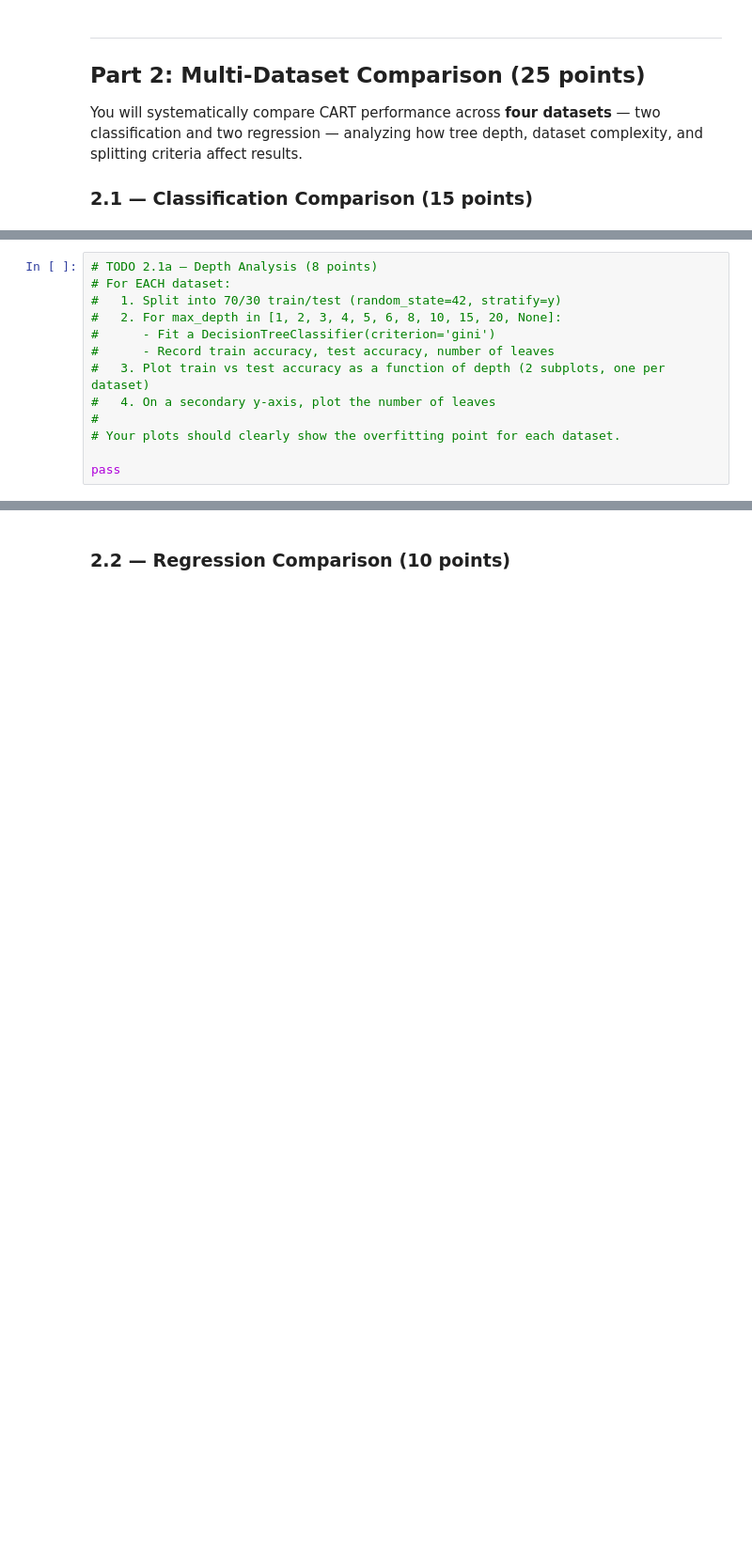
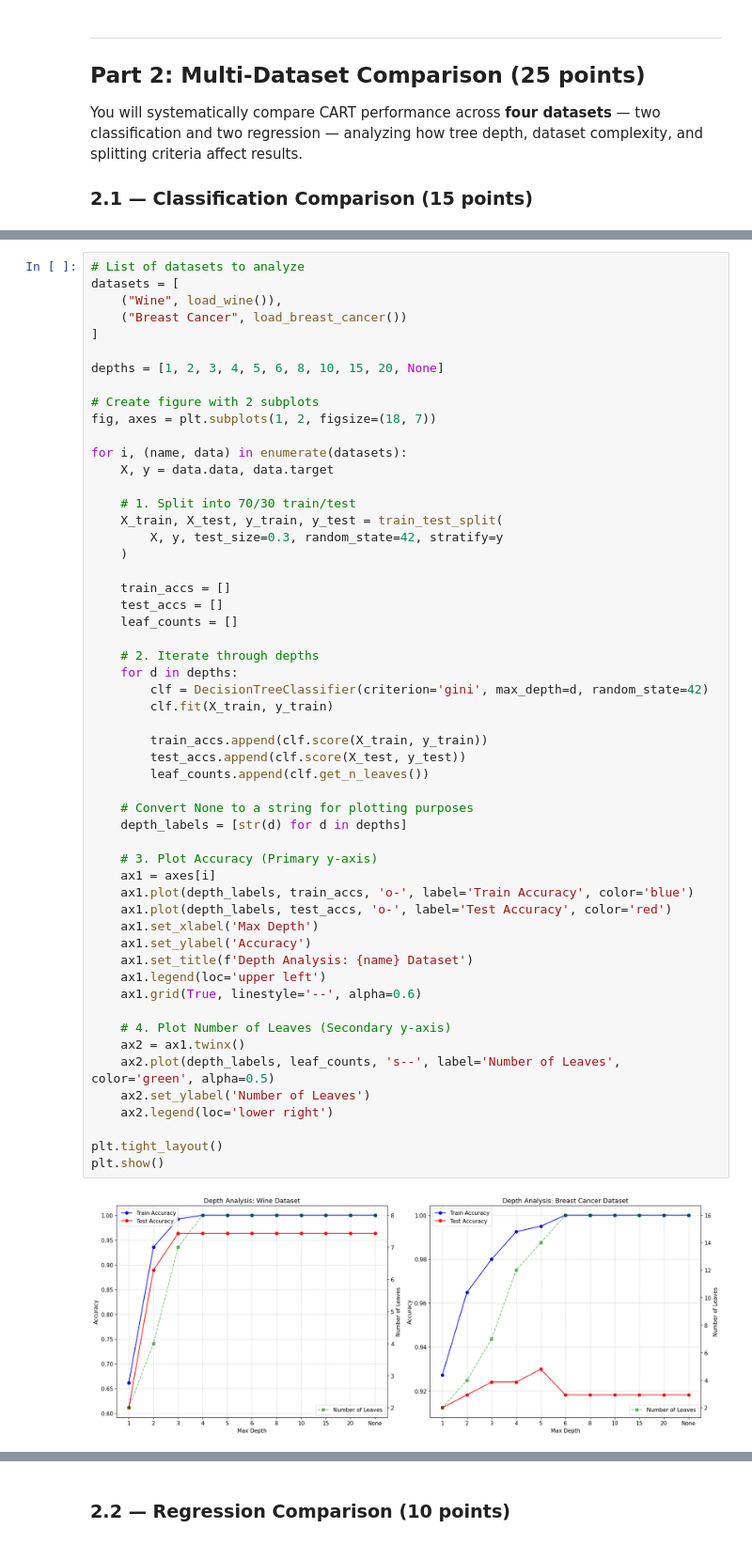
Before and after one commit to Shrxmy/25263CSDMachineLearning, a Jupyter notebook: [4] Group 8 - Module 4 - CART Lab Activity/CART_Lab_Activity.ipynb, the cells around one changed output, grey strips where cells are left out. Shown at 94% size. Cells and saved outputs as stored; diff of their text form; blank space fills up the shorter version.

```diff
--- a/[4] Group 8 - Module 4 - CART Lab Activity/CART_Lab_Activity.ipynb
+++ b/[4] Group 8 - Module 4 - CART Lab Activity/CART_Lab_Activity.ipynb
@@ -508,14 +511,57 @@ print(f"Circles: {X_cc.shape[0]} samples, {X_cc.shape[1]} features, "
 # %%
-# TODO 2.1a — Depth Analysis (8 points)
-# For EACH dataset:
-#   1. Split into 70/30 train/test (random_state=42, stratify=y)
-#   2. For max_depth in [1, 2, 3, 4, 5, 6, 8, 10, 15, 20, None]:
-#      - Fit a DecisionTreeClassifier(criterion='gini')
-#      - Record train accuracy, test accuracy, number of leaves
-#   3. Plot train vs test accuracy as a function of depth (2 subplots, one per dataset)
-#   4. On a secondary y-axis, plot the number of leaves
-#
-# Your plots should clearly show the overfitting point for each dataset.
+# List of datasets to analyze
+datasets = [
+    ("Wine", load_wine()),
+    ("Breast Cancer", load_breast_cancer())
+]
 
-pass
+depths = [1, 2, 3, 4, 5, 6, 8, 10, 15, 20, None]
+
+# Create figure with 2 subplots
+fig, axes = plt.subplots(1, 2, figsize=(18, 7))
+
+for i, (name, data) in enumerate(datasets):
+    X, y = data.data, data.target
+
+    # 1. Split into 70/30 train/test
+    X_train, X_test, y_train, y_test = train_test_split(
+        X, y, test_size=0.3, random_state=42, stratify=y
+    )
+
+    train_accs = []
+    test_accs = []
+    leaf_counts = []
+
+    # 2. Iterate through depths
+    for d in depths:
+        clf = DecisionTreeClassifier(criterion='gini', max_depth=d, random_state=42)
+        clf.fit(X_train, y_train)
+
+        train_accs.append(clf.score(X_train, y_train))
+        test_accs.append(clf.score(X_test, y_test))
+        leaf_counts.append(clf.get_n_leaves())
+
+    # Convert None to a string for plotting purposes
+    depth_labels = [str(d) for d in depths]
+
+    # 3. Plot Accuracy (Primary y-axis)
+    ax1 = axes[i]
+    ax1.plot(depth_labels, train_accs, 'o-', label='Train Accuracy', color='blue')
+    ax1.plot(depth_labels, test_accs, 'o-', label='Test Accuracy', color='red')
+    ax1.set_xlabel('Max Depth')
+    ax1.set_ylabel('Accuracy')
+    ax1.set_title(f'Depth Analysis: {name} Dataset')
+    ax1.legend(loc='upper left')
+    ax1.grid(True, linestyle='--', alpha=0.6)
+
+    # 4. Plot Number of Leaves (Secondary y-axis)
+    ax2 = ax1.twinx()
+    ax2.plot(depth_labels, leaf_counts, 's--', label='Number of Leaves', color='green', alpha=0.5)
+    ax2.set_ylabel('Number of Leaves')
+    ax2.legend(loc='lower right')
+
+plt.tight_layout()
+plt.show()
+# %% [output]
+[figure, added]
 # %%
```
Also changed, not shown: parts of 7 cells of this notebook.
